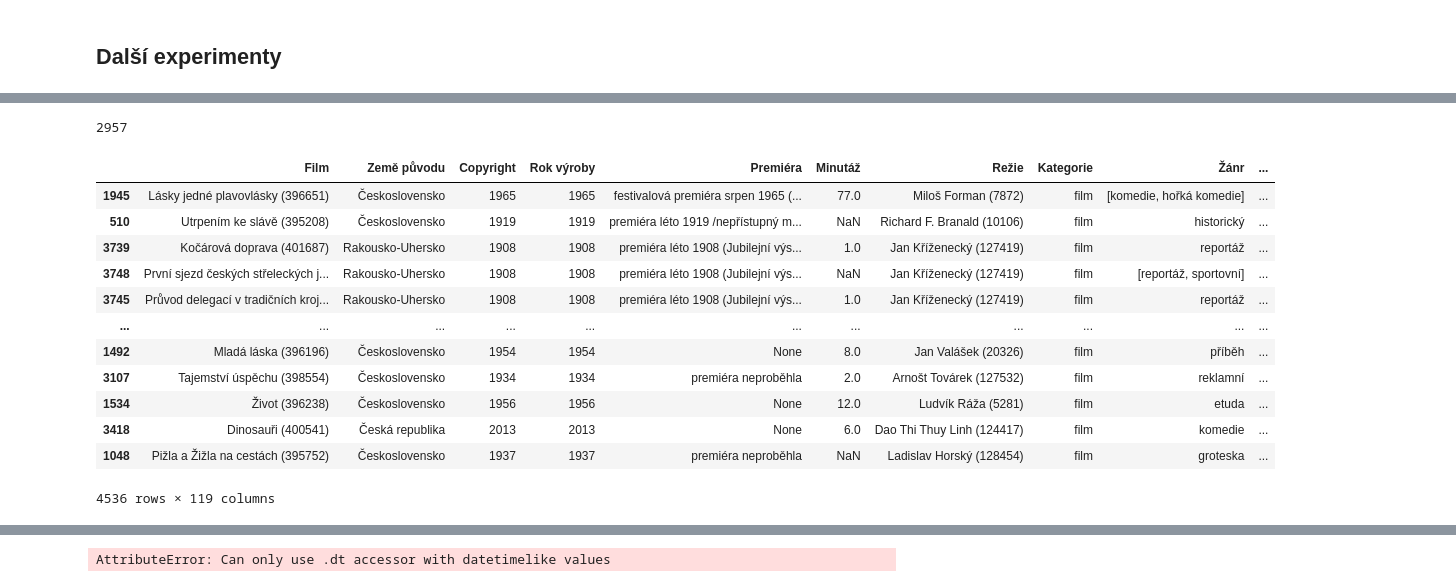
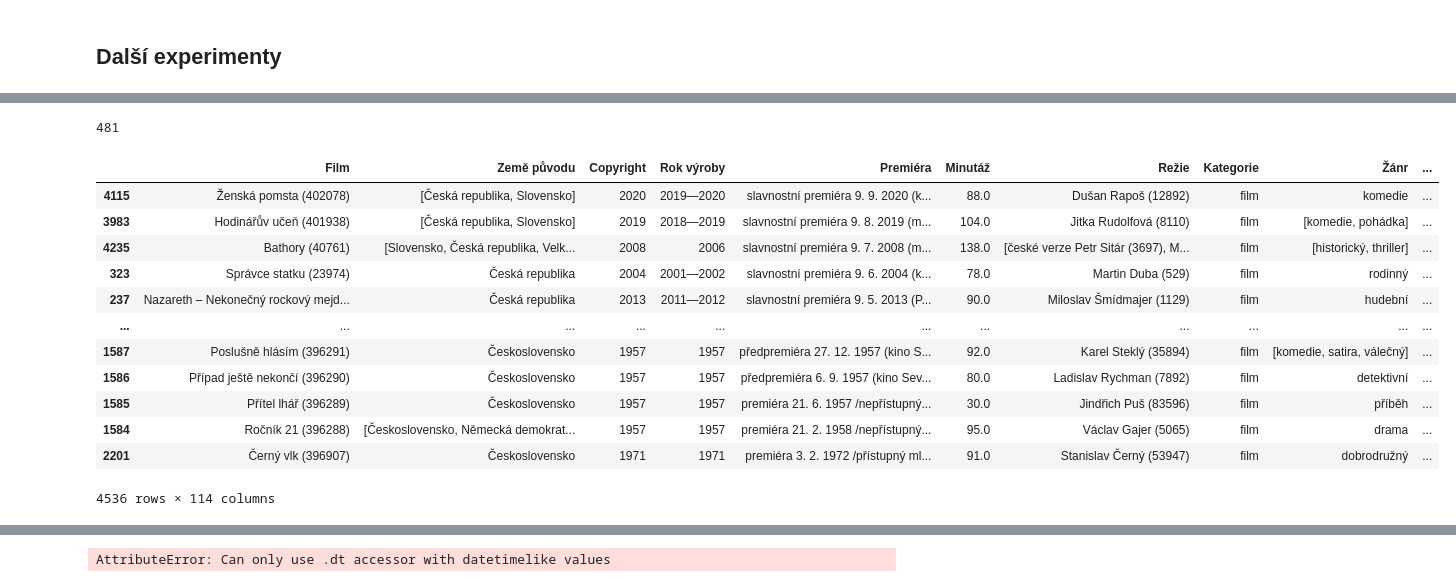
Before and after one commit to DataRozhlas/filmovy-prehled, a Jupyter notebook: 04 čištění a export filmů.ipynb, the cells around one changed output, grey strips where cells are left out. Saved outputs shown, nothing was run; the diff lists cells and outputs as text; code cells hidden in the pictures.

```diff
--- a/04 čištění a export filmů.ipynb
+++ b/04 čištění a export filmů.ipynb
@@ -93,8 +104,10 @@ df["Lokace"] = df["Lokace"].apply(lambda x: seznam_lokaci(x))
+# %%
+df["Poměr stran"] = df["Poměr stran"].apply(lambda x: ratio(x))
+# %%
+df["Ocenění"] = df["Ocenění"].apply(lambda x: kill_whitespace(x))
 # %%
 df = df.sort_values(by = "Copyright")
 # %%
 df.to_json("filmy.json", orient="records")
 # %% [markdown]
 ## Další experimenty
-# %%
-pd.set_option('display.max_colwidth', None)
@@ -100,0 +126,2 @@ pd.set_option('display.max_colwidth', None)
+# %%
+df["Oceněníííí"] =
@@ -152,25 +234,25 @@ df["Zahraniční premiéra (datum)"] = df["Premiéra"].apply(lambda x: premiera(
 df["Zahraniční premiéra (místo)"] = df["Premiéra"].apply(lambda x: premiera(x, "zahraniční ")[1])
 df["Premiéra bez upřesnění (datum)"] = df["Premiéra"].apply(lambda x: premiera(x, "")[0])
 # %%
-df["Premiéra bez upřesnění (datum)"].nunique()
+df["Slavnostní premiéra (datum)"].nunique()
 # %% [output]
-2957
+481
 # %%
-df.sort_values(by='Premiéra bez upřesnění (datum)',ascending=False)
+df.sort_values(by='Slavnostní premiéra (datum)',ascending=False)
 # %% [output]
 |  | Film | Země původu | Copyright | Rok výroby | Premiéra | Minutáž | Režie | Kategorie | Žánr | ... |
-| 1945 | Lásky jedné plavovlásky (396651) | Československo | 1965 | 1965 | festivalová premiéra srpen 1965 (... | 77.0 | Miloš Forman (7872) | film | [komedie, hořká komedie] | ... |
-| 510 | Utrpením ke slávě (395208) | Československo | 1919 | 1919 | premiéra léto 1919 /nepřístupný m... | NaN | Richard F. Branald (10106) | film | historický | ... |
-| 3739 | Kočárová doprava (401687) | Rakousko-Uhersko | 1908 | 1908 | premiéra léto 1908 (Jubilejní výs... | 1.0 | Jan Kříženecký (127419) | film | reportáž | ... |
-| 3748 | První sjezd českých střeleckých j... | Rakousko-Uhersko | 1908 | 1908 | premiéra léto 1908 (Jubilejní výs... | NaN | Jan Kříženecký (127419) | film | [reportáž, sportovní] | ... |
-| 3745 | Průvod delegací v tradičních kroj... | Rakousko-Uhersko | 1908 | 1908 | premiéra léto 1908 (Jubilejní výs... | 1.0 | Jan Kříženecký (127419) | film | reportáž | ... |
+| 4115 | Ženská pomsta (402078) | [Česká republika, Slovensko] | 2020 | 2019—2020 | slavnostní premiéra 9. 9. 2020 (k... | 88.0 | Dušan Rapoš (12892) | film | komedie | ... |
+| 3983 | Hodinářův učeň (401938) | [Česká republika, Slovensko] | 2019 | 2018—2019 | slavnostní premiéra 9. 8. 2019 (m... | 104.0 | Jitka Rudolfová (8110) | film | [komedie, pohádka] | ... |
+| 4235 | Bathory (40761) | [Slovensko, Česká republika, Velk... | 2008 | 2006 | slavnostní premiéra 9. 7. 2008 (m... | 138.0 | [české verze Petr Sitár (3697), M... | film | [historický, thriller] | ... |
+| 323 | Správce statku (23974) | Česká republika | 2004 | 2001—2002 | slavnostní premiéra 9. 6. 2004 (k... | 78.0 | Martin Duba (529) | film | rodinný | ... |
+| 237 | Nazareth – Nekonečný rockový mejd... | Česká republika | 2013 | 2011—2012 | slavnostní premiéra 9. 5. 2013 (P... | 90.0 | Miloslav Šmídmajer (1129) | film | hudební | ... |
 | ... | ... | ... | ... | ... | ... | ... | ... | ... | ... | ... |
-| 1492 | Mladá láska (396196) | Československo | 1954 | 1954 | None | 8.0 | Jan Valášek (20326) | film | příběh | ... |
-| 3107 | Tajemství úspěchu (398554) | Československo | 1934 | 1934 | premiéra neproběhla | 2.0 | Arnošt Továrek (127532) | film | reklamní | ... |
-| 1534 | Život (396238) | Československo | 1956 | 1956 | None | 12.0 | Ludvík Ráža (5281) | film | etuda | ... |
-| 3418 | Dinosauři (400541) | Česká republika | 2013 | 2013 | None | 6.0 | Dao Thi Thuy Linh (124417) | film | komedie | ... |
-| 1048 | Pižla a Žižla na cestách (395752) | Československo | 1937 | 1937 | premiéra neproběhla | NaN | Ladislav Horský (128454) | film | groteska | ... |
+| 1587 | Poslušně hlásím (396291) | Československo | 1957 | 1957 | předpremiéra 27. 12. 1957 (kino S... | 92.0 | Karel Steklý (35894) | film | [komedie, satira, válečný] | ... |
+| 1586 | Případ ještě nekončí (396290) | Československo | 1957 | 1957 | předpremiéra 6. 9. 1957 (kino Sev... | 80.0 | Ladislav Rychman (7892) | film | detektivní | ... |
+| 1585 | Přítel lhář (396289) | Československo | 1957 | 1957 | premiéra 21. 6. 1957 /nepřístupný... | 30.0 | Jindřich Puš (83596) | film | příběh | ... |
+| 1584 | Ročník 21 (396288) | [Československo, Německá demokrat... | 1957 | 1957 | premiéra 21. 2. 1958 /nepřístupný... | 95.0 | Václav Gajer (5065) | film | drama | ... |
+| 2201 | Černý vlk (396907) | Československo | 1971 | 1971 | premiéra 3. 2. 1972 /přístupný ml... | 91.0 | Stanislav Černý (53947) | film | dobrodružný | ... |
-4536 rows × 119 columns
+4536 rows × 114 columns
 # %%
 df[df["Copyright"] == 1898].sort_values(by="Premiéra bez upřesnění (datum)")
 # %% [output]
```
Also changed, not shown: parts of 9 cells of this notebook, 6 other files.
